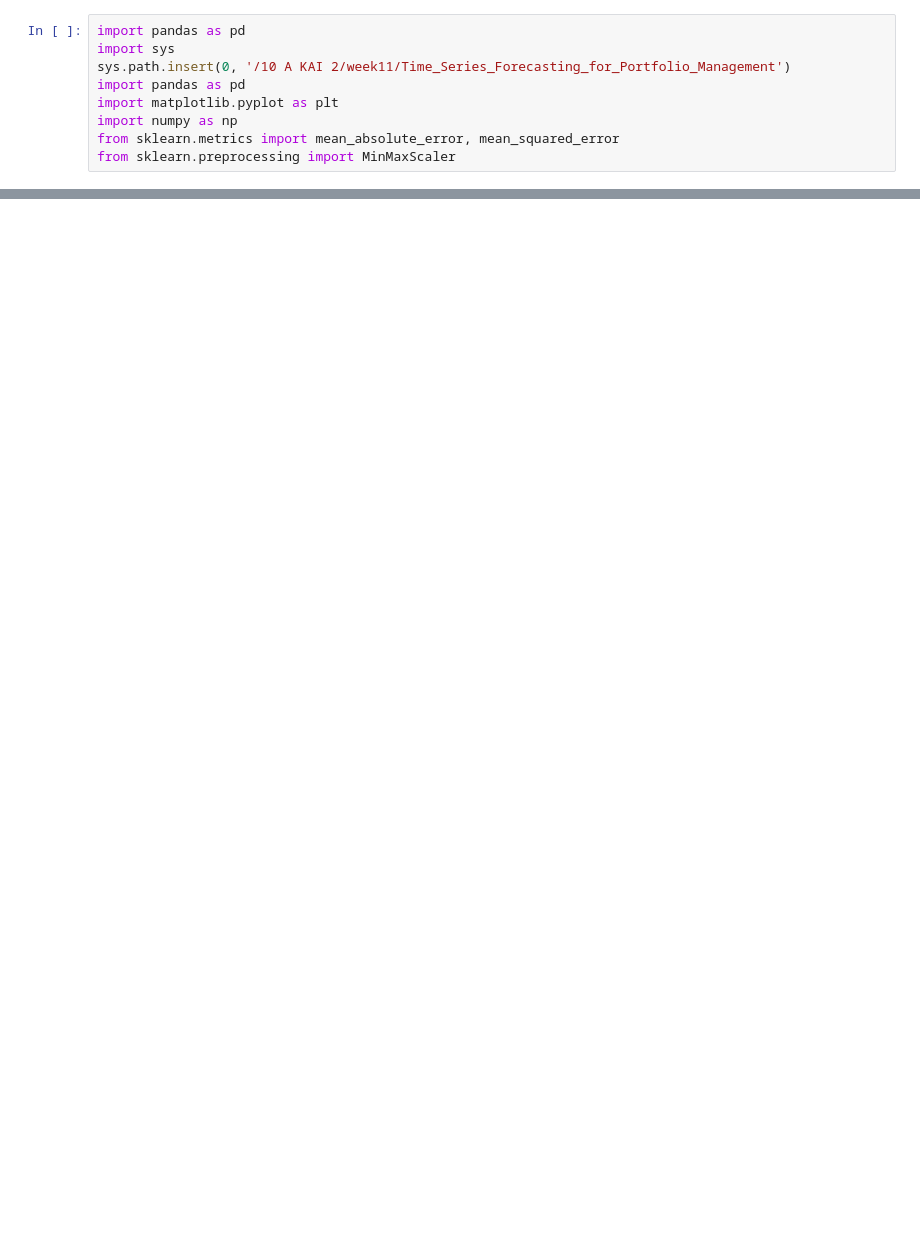
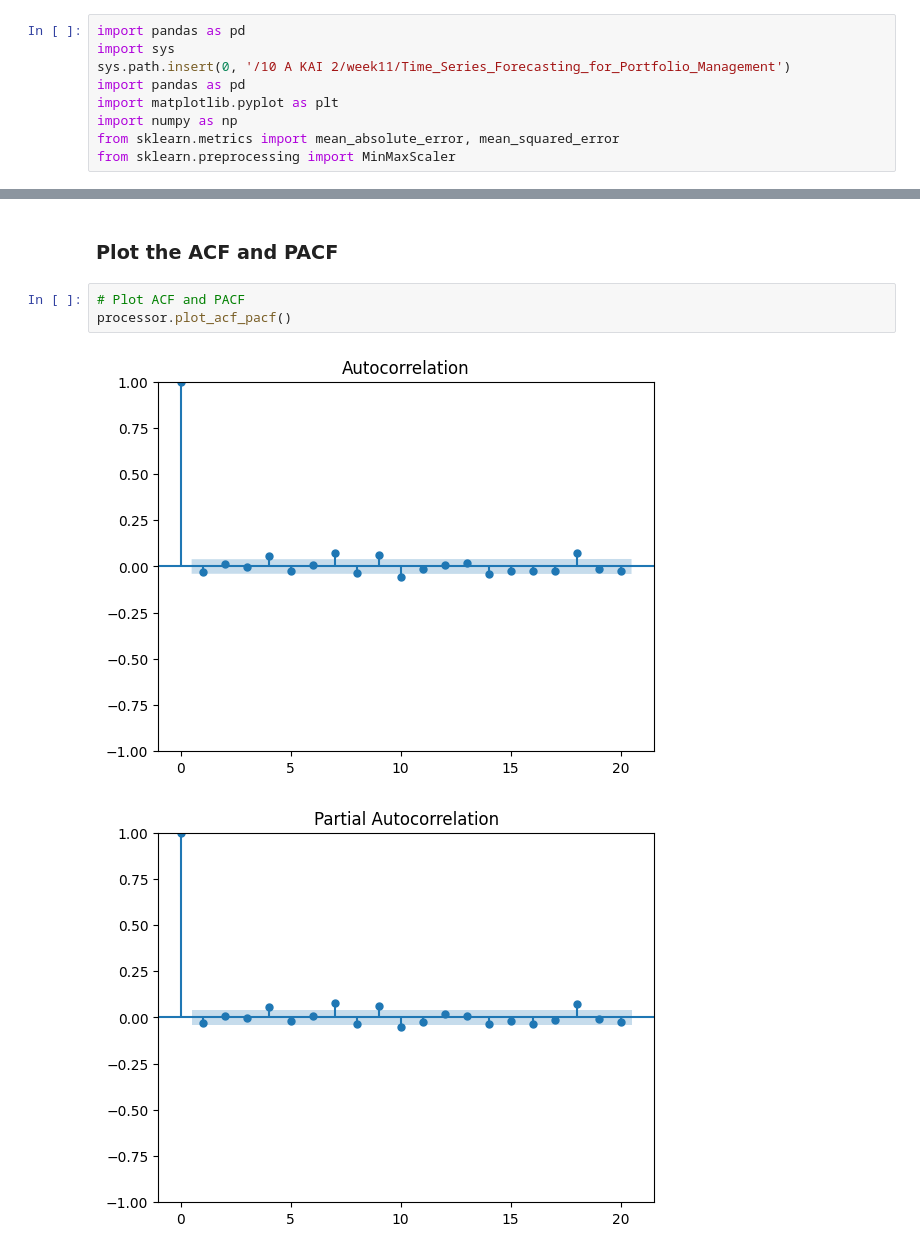
Before and after one commit to Marta233/Time_Series_Forecasting_for_Portfolio_Management, a Jupyter notebook: notebook/ML_MODEL.ipynb, the cells around one changed output, grey strips where cells are left out. Drawn from its saved outputs; the diff is of its cells as text; blank space fills up the shorter version.

```diff
--- a/notebook/ML_MODEL.ipynb
+++ b/notebook/ML_MODEL.ipynb
@@ -9,0 +41,8 @@ from sklearn.preprocessing import MinMaxScaler
+# %% [markdown]
+### Plot the ACF and PACF
+# %%
+# Plot ACF and PACF
+processor.plot_acf_pacf()
+# %% [output]
+[figure, added]
+[figure, added]
```
Also changed, not shown: parts of 24 cells of this notebook.
